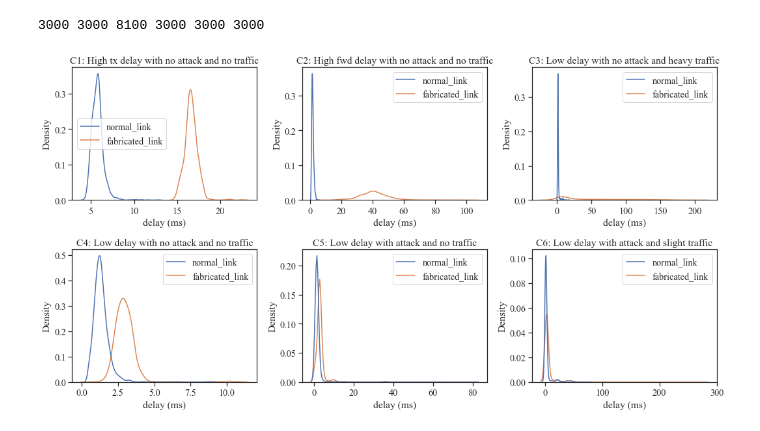
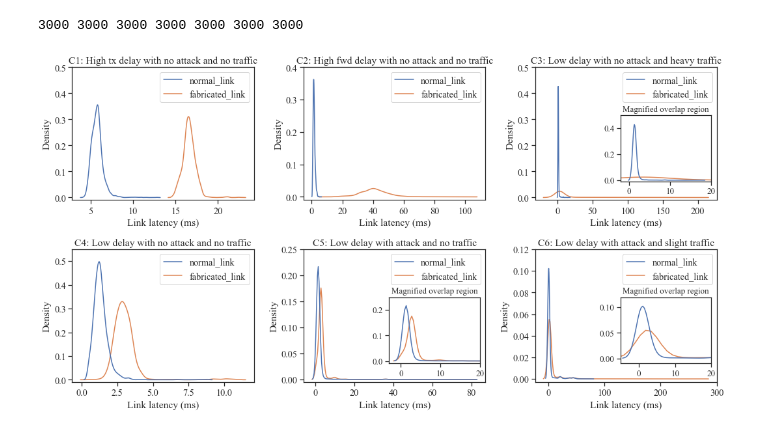
Before and after one commit to fragileeye/CLV, a Jupyter notebook: code/3cases/3case.ipynb, the cells around one changed output. Drawn from its saved outputs; the diff is of its cells as text; code cells hidden in the pictures.

```diff
--- a/code/3cases/3case.ipynb
+++ b/code/3cases/3case.ipynb
@@ -222,7 +222,7 @@ ds_config = {
 data_files = [
     r'../dataset/5switches/pcap_link_5_no_load_no_attack.txt',
     r'../dataset/5switches/scapy_link_0.5_no_load_no_attack.txt',
-    r'../dataset/5switches/pcap_link_0.5_overload_no_attack_bak.txt',
+    r'../dataset/5switches/pcap_link_0.5_overload_no_attack.txt',
     r'../dataset/5switches/pcap_link_0.5_no_load_no_attack.txt',
     r'../dataset/5switches/pcap_link_0.5_no_load_attack.txt',
     r'../dataset/5switches/pcap_link_0.5_load_attack.txt',
@@ -254,7 +254,7 @@ print(len(delay_case_1[normal_link_1]), len(delay_case_2[normal_link_1]),
       len(delay_case_3[normal_link_1]), len(delay_no_case_1[normal_link_1]),
       len(delay_no_case_2[normal_link_1]), len(delay_no_case_3[normal_link_1]))
 # %% [output]
-3000 3000 8100 3000 3000 3000
+3000 3000 3000 3000 3000 3000 3000
 # %%
 case1_data = pd.DataFrame({
     'normal_link': delay_case_1[normal_link_1],
@@ -273,37 +273,81 @@ case3_data = pd.DataFrame({
 
 no_case1_data = pd.DataFrame({
     'normal_link': delay_no_case_1[normal_link_1],
-    'fabricated_link': delay_no_case_1[fabricated_link_1]
+    'fabricated_link': delay_no_case_1[fabricated_link_1],
 })
 
 no_case2_data = pd.DataFrame({
     'normal_link': delay_no_case_2[normal_link_1],
     'fabricated_link': delay_no_case_2[fabricated_link_1]
 })
 
 no_case3_data = pd.DataFrame({
     'normal_link': delay_no_case_3[normal_link_1],
     'fabricated_link': delay_no_case_3[fabricated_link_1]
 })
 
 sns.set_theme(style='ticks', font='Times New Roman', font_scale=1.3)
 
 f, axes = plt.subplots(2, 3, figsize=(15, 8))
 sns.kdeplot(data=case1_data, ax=axes[0,0])
 sns.kdeplot(data=case2_data, ax=axes[0,1])
 sns.kdeplot(data=case3_data, ax=axes[0,2])
 sns.kdeplot(data=no_case1_data, ax=axes[1,0])
 sns.kdeplot(data=no_case2_data, ax=axes[1,1])
 sns.kdeplot(data=no_case3_data, ax=axes[1,2])
 axes[0,0].set_title('C1: High tx delay with no attack and no traffic')
+axes[0,0].set_ylim([-0.01, 0.5])
 axes[0,1].set_title('C2: High fwd delay with no attack and no traffic')
+axes[0,1].set_ylim([-0.01, 0.4])
 axes[0,2].set_title('C3: Low delay with no attack and heavy traffic')
+axes[0,2].set_ylim([-0.01, 0.5])
 axes[1,0].set_title('C4: Low delay with no attack and no traffic')
+axes[1,0].set_ylim([-0.01, 0.55])
 axes[1,1].set_title('C5: Low delay with attack and no traffic')
+axes[1,1].set_ylim([-0.005, 0.25])
 axes[1,2].set_title('C6: Low delay with attack and slight traffic')
+axes[1,2].set_ylim([-0.003, 0.12])
 for i in range(6):
-    axes[i//3, i%3].set_xlabel('delay (ms)')
+    axes[i//3, i%3].set_xlabel('Link latency (ms)')
+
+ax3 = axes[0,2]
+ax5 = axes[1,1]
+ax6 = axes[1,2]
+
+ax3_in = ax3.inset_axes([0.47, 0.14, 0.5, 0.5])
+sns.kdeplot(data=case3_data, ax=ax3_in)
+ax3_in.set_xlabel('')
+ax3_in.set_ylabel('')
+ax3_in.get_legend().remove()
+ax3_in.set_title('Magnified overlap region', fontsize=13)
+ax3_in.set_ylim([-0.01, 0.5])
+ax3_in.tick_params(axis='x', labelsize=13)
+ax3_in.tick_params(axis='y', labelsize=13)
+ax3_in.set_xlim([-2, 20])
+
+ax5_in = ax5.inset_axes([0.47, 0.14, 0.5, 0.5])
+sns.kdeplot(data=no_case2_data, ax=ax5_in)
+ax5_in.set_xlabel('')
+ax5_in.set_ylabel('')
+ax5_in.get_legend().remove()
+ax5_in.set_title('Magnified overlap region', fontsize=13)
+ax5_in.set_ylim([-0.01, 0.25])
+ax5_in.tick_params(axis='x', labelsize=13)
+ax5_in.tick_params(axis='y', labelsize=13)
+ax5_in.set_xlim([-3, 20])
+
+ax6_in = ax6.inset_axes([0.47, 0.14, 0.5, 0.5])
+sns.kdeplot(data=no_case3_data, ax=ax6_in)
+ax6_in.set_xlabel('')
+ax6_in.set_ylabel('')
+ax6_in.get_legend().remove()
+ax6_in.set_title('Magnified overlap region', fontsize=13)
+ax6_in.set_ylim([-0.01, 0.12])
+ax6_in.tick_params(axis='x', labelsize=13)
+ax6_in.tick_params(axis='y', labelsize=13)
+ax6_in.set_xlim([-5, 20])
+
 f.tight_layout()
 f.savefig('3cases.png', format='png', bbox_inches='tight', dpi=300)
 # %% [output]
-[figure, old version]
+[figure, new version]
```
Also changed, not shown: parts of 2 cells of this notebook, 21 other files.
